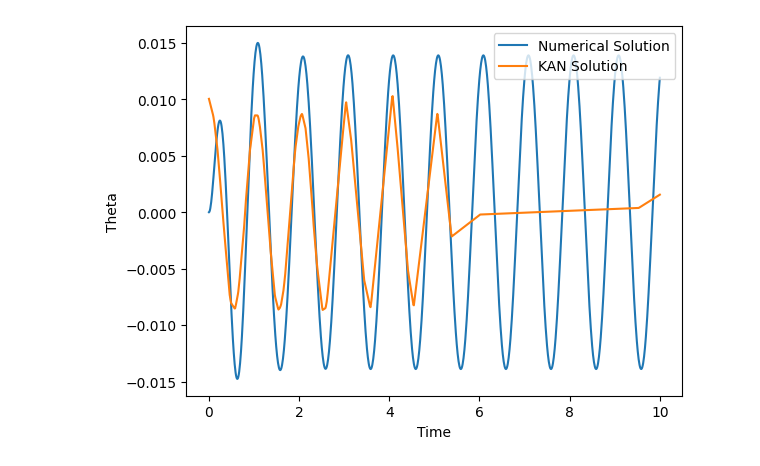
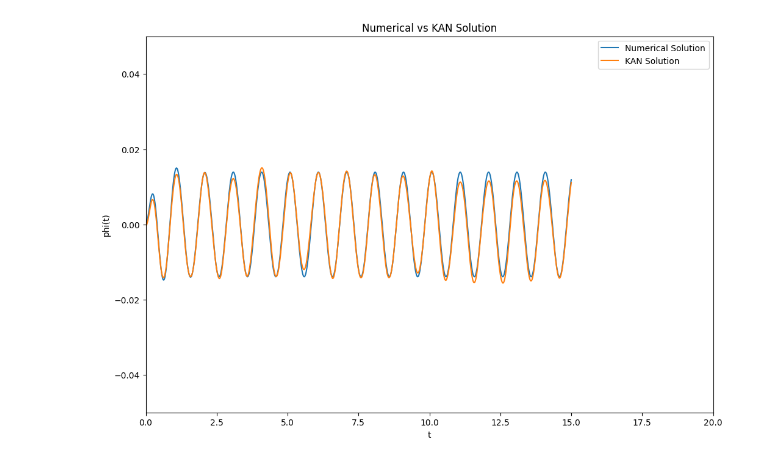
Before and after one commit to Brandon-Ism/Physics-Equations-PINNs, a Jupyter notebook: notebooks/KAN_Driven_Damped_Pendulum.ipynb, the cells around one changed output. Drawn from its saved outputs; the diff is of its cells as text; code cells hidden in the pictures.

Commit message:
Kaggle run, epochs reduced to 14,000

```diff
--- a/notebooks/KAN_Driven_Damped_Pendulum.ipynb
+++ b/notebooks/KAN_Driven_Damped_Pendulum.ipynb
@@ -28,8 +51,4 @@ gamma = 0.8 # Driving strength
 # %%
-import numpy as np
-import matplotlib.pyplot as plt
-from scipy.integrate import solve_ivp
-
 # Define the driven damped pendulum differential equation
 def driven_damped_pendulum(t, y, omega, lambda_, gamma, Omega):
     theta, omega_dot = y
@@ -40,7 +59,7 @@ def driven_damped_pendulum(t, y, omega, lambda_, gamma, Omega):
 y0 = [0.0, 0.0]
 
 # Time points
-t = np.linspace(0, 10, 1000)
+t = np.linspace(0, 15, 15000)
 
 # Solve the differential equation using solve_ivp
-sol = solve_ivp(driven_damped_pendulum, [t[0], t[-1]], y0, args=(omega, lambda_, gamma, Omega), t_eval=t)
+sol = solve_ivp(driven_damped_pendulum, [t[0], t[-1]], y0, args=(omega_val, lambda_val, gamma_val, Omega_val), t_eval=t, method='LSODA', rtol=1e-6, atol=1e-8)
@@ -64,10 +70,6 @@ class KAN(nn.Module):
 # %%
-
-# Instantiate the model, define the loss function and optimizer
-kan_model = KAN()
-optimizer = torch.optim.Adam(kan_model.parameters(), lr=0.001)
-
 # Generate training data
-t_train = torch.tensor(t, dtype=torch.float32).view(-1, 1)
-t_train.requires_grad = True
-y_train = torch.tensor(sol.y[0], dtype=torch.float32).view(-1, 1)
+x = torch.tensor(t, dtype=torch.float32).view(-1, 1)
+y = torch.tensor(sol.y[0], dtype=torch.float32).view(-1, 1)
+x_physics = torch.linspace(0, 15, 15000).view(-1,1).requires_grad_(True) # sample locations over the problem domain
+x_boundary = torch.tensor([[0.0]]).requires_grad_(True)
@@ -125,0 +80,8 @@ Epoch [20000/20000], Loss: 0.1485
+# %%
+from kan import *
+# Define the KAN model
+physics_weight = 1e-3
+model = KAN(width=[1,15,15,1], grid=5, k=3, seed=0)
+#model = KAN(width=[1,10,1], grid=5, k=3, grid_eps=1.0) #noise scale base error after pykan updates
+model.update_grid_from_samples(x_physics)
+optimizer = torch.optim.Adam(model.parameters(), lr=1e-2)
@@ -126,4 +159,4 @@ Epoch [20000/20000], Loss: 0.1485
 # %%
 # Predict using the KAN model
-t_test = torch.tensor(t, dtype=torch.float32).view(-1, 1)
-y_kan = kan_model(t_test).detach().numpy()
+x_test = torch.tensor(t, dtype=torch.float32).view(-1, 1)
+y_kan = model(x_test).detach().numpy()
@@ -130,11 +167,18 @@ y_kan = kan_model(t_test).detach().numpy()
 # %%
-
 # Plot both the numerical and KAN solutions
+plt.figure(figsize=(12, 8))
 plt.plot(sol.t, sol.y[0], label='Numerical Solution')
 plt.plot(t, y_kan, label='KAN Solution')
-plt.xlabel('Time')
-plt.ylabel('Theta')
+plt.xlabel('t')
+plt.ylabel('phi(t)')
 plt.legend()
+plt.title('Numerical vs KAN Solution')
+
+# limits for zooming in
+plt.xlim(0, 20)
+plt.ylim(-0.05, 0.05)
+
+plt.savefig('/kaggle/working/KAN_0008.png')
 plt.show()
 # %% [output]
-[figure, old version]
+[figure, new version]
```
Also changed, not shown: parts of 20 cells of this notebook.
